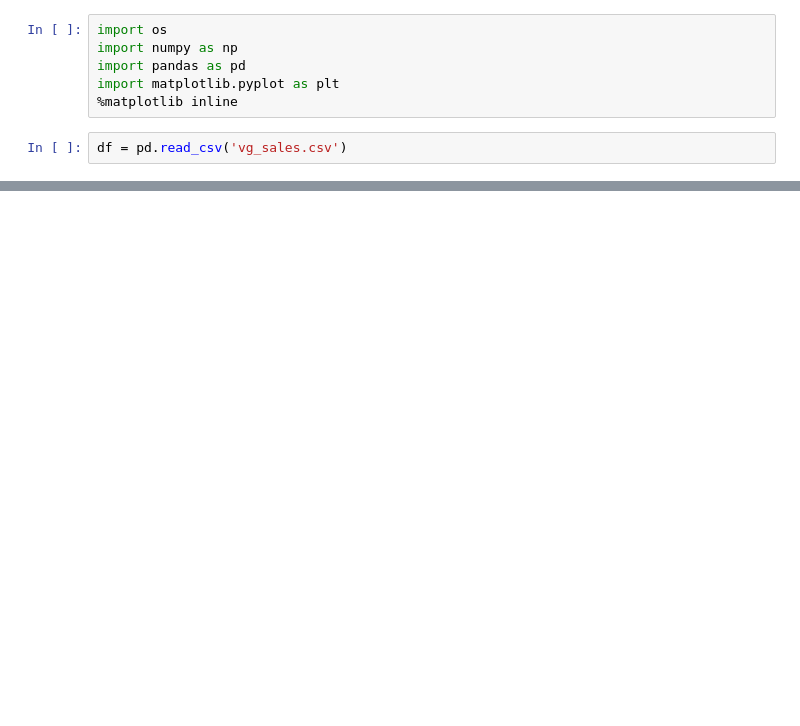
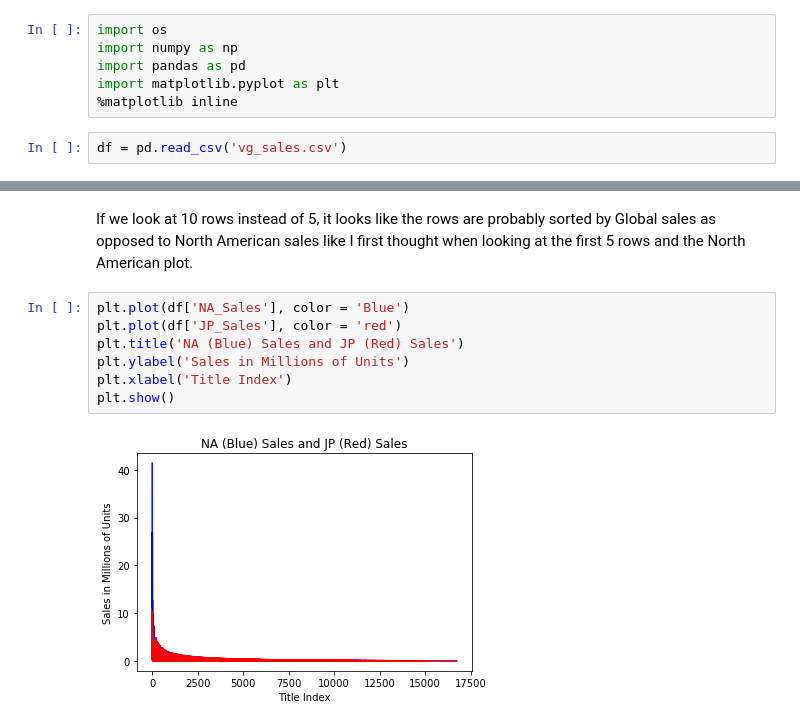
Before and after one commit to lukemlj/VideoGameData, a Jupyter notebook: Video Game Data.ipynb, the cells around one changed output, grey strips where cells are left out. Drawn from its saved outputs; the diff is of its cells as text; blank space fills up the shorter version.

```diff
--- a/Video Game Data.ipynb
+++ b/Video Game Data.ipynb
@@ -17,0 +54,11 @@ df.head()
+# %% [markdown]
+If we look at 10 rows instead of 5, it looks like the rows are probably sorted by Global sales as opposed to North American sales like I first thought when looking at the first 5 rows and the North American plot.
+# %%
+plt.plot(df['NA_Sales'], color = 'Blue')
+plt.plot(df['JP_Sales'], color = 'red')
+plt.title('NA (Blue) Sales and JP (Red) Sales')
+plt.ylabel('Sales in Millions of Units')
+plt.xlabel('Title Index')
+plt.show()
+# %% [output]
+[figure, added]
```
Also changed, not shown: parts of 8 cells of this notebook.
